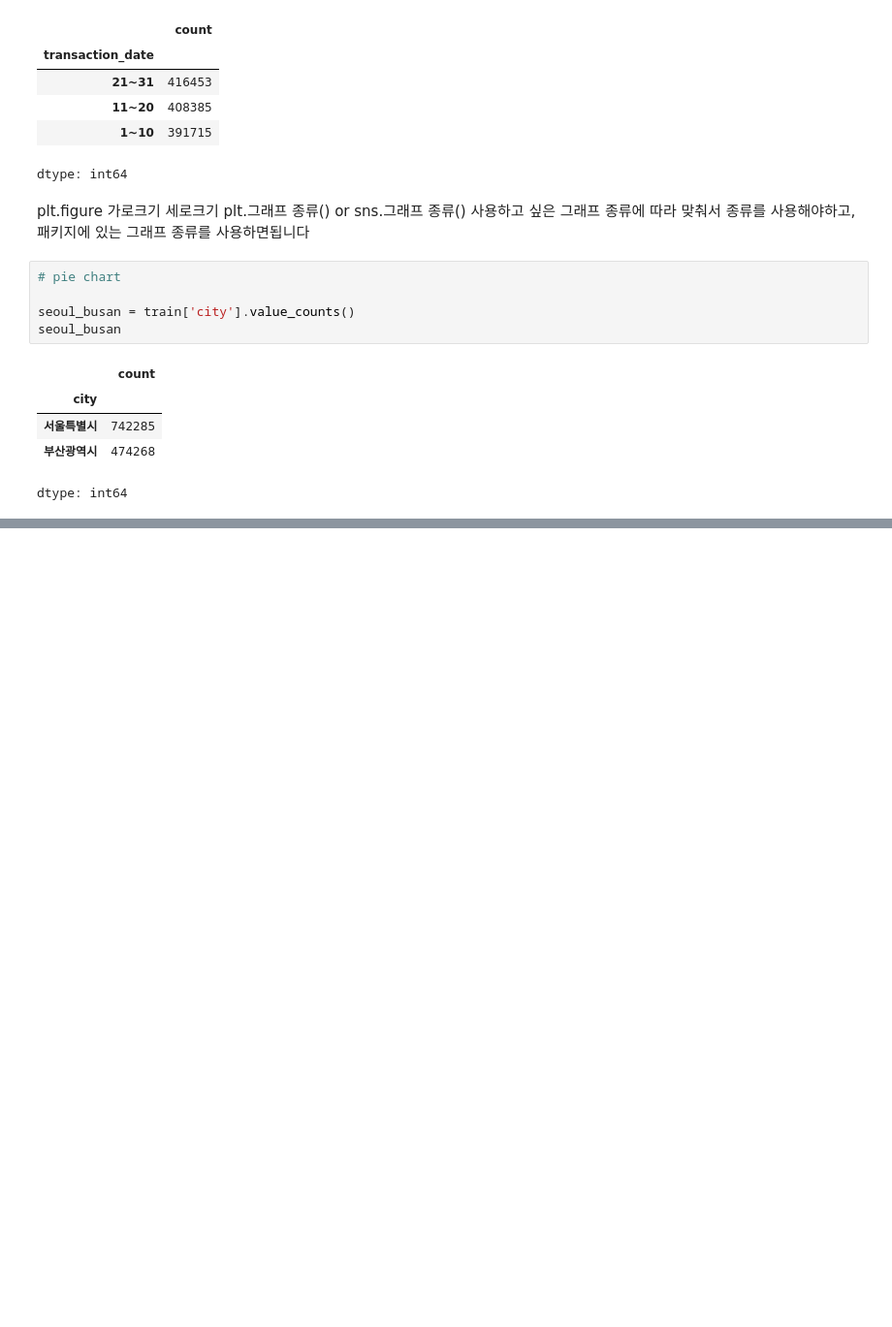
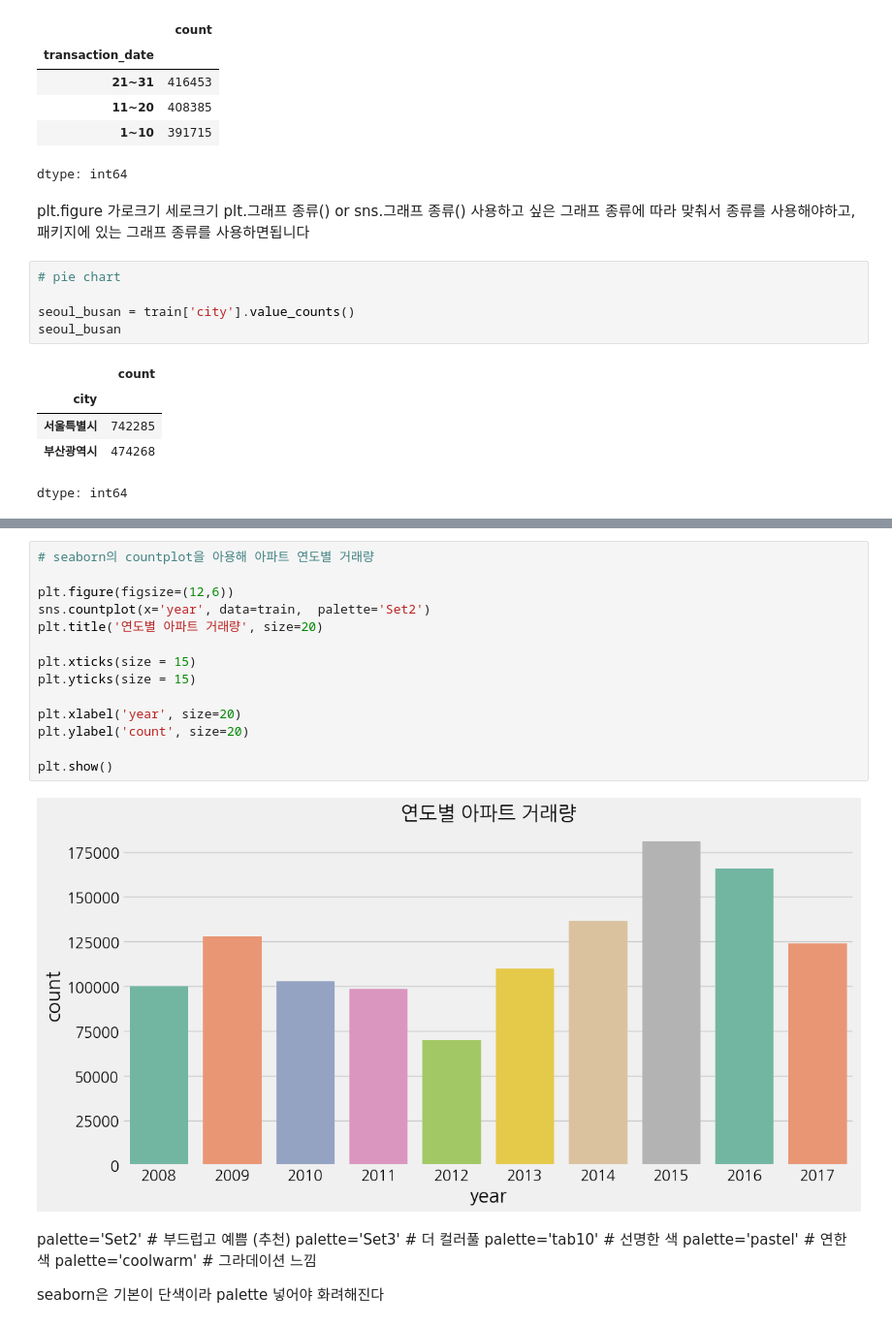
Before and after one commit to peperjet/bc-ml, a Jupyter notebook: real-estate-ml/apt2_260328.ipynb, the cells around one changed output, grey strips where cells are left out. Shown at 97% size. Drawn from its saved outputs; the diff is of its cells as text; blank space fills up the shorter version.

```diff
--- a/real-estate-ml/apt2_260328.ipynb
+++ b/real-estate-ml/apt2_260328.ipynb
@@ -307,0 +379,25 @@ SyntaxError: unterminated string literal (detected at line 3) (3806824049.py, li
+# %%
+# seaborn의 countplot을 아용해 아파트 연도별 거래량
+
+plt.figure(figsize=(12,6))
+sns.countplot(x='year', data=train,  palette='Set2')
+plt.title('연도별 아파트 거래량', size=20)
+
+plt.xticks(size = 15)
+plt.yticks(size = 15)
+
+plt.xlabel('year', size=20)
+plt.ylabel('count', size=20)
+
+plt.show()
+# %% [output]
+[figure, added]
+# %% [markdown]
+palette='Set2'      # 부드럽고 예쁨 (추천)
+palette='Set3'      # 더 컬러풀
+palette='tab10'     # 선명한 색
+palette='pastel'    # 연한 색
+palette='coolwarm'  # 그라데이션 느낌
+
+
+seaborn은 기본이 단색이라 palette 넣어야 화려해진다
```
Also changed, not shown: parts of 27 cells of this notebook.
